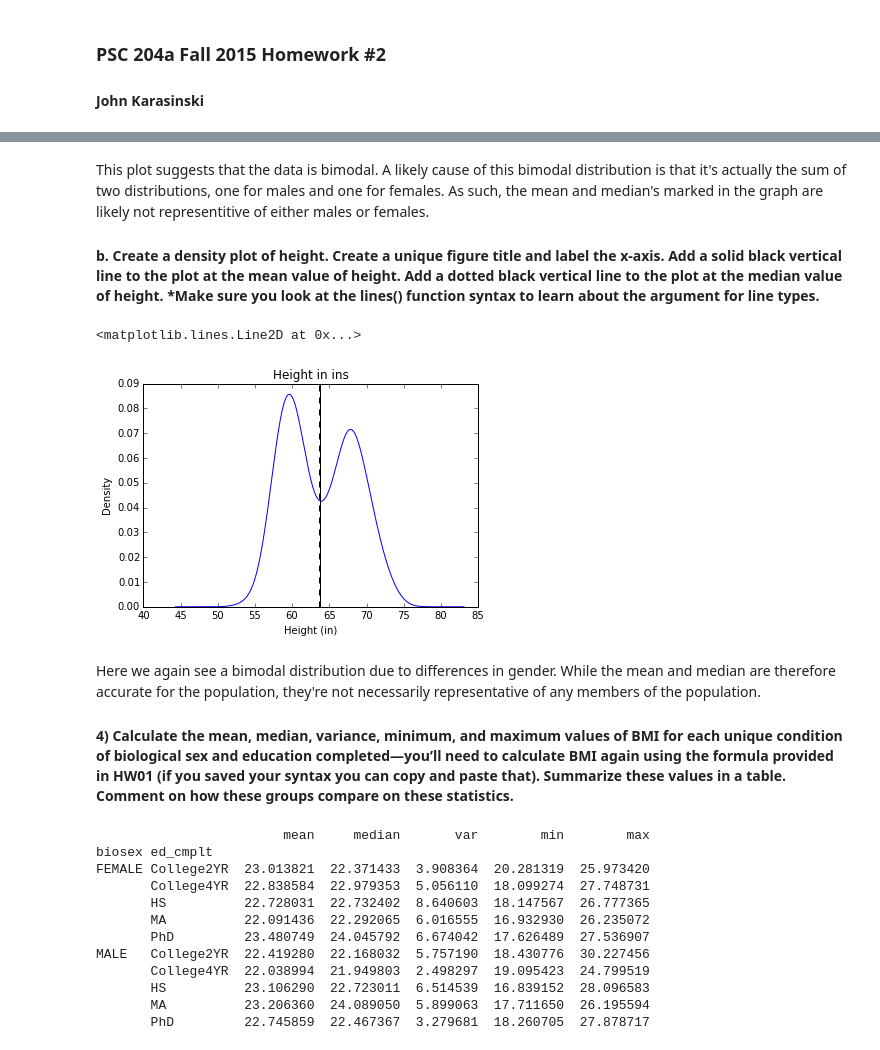
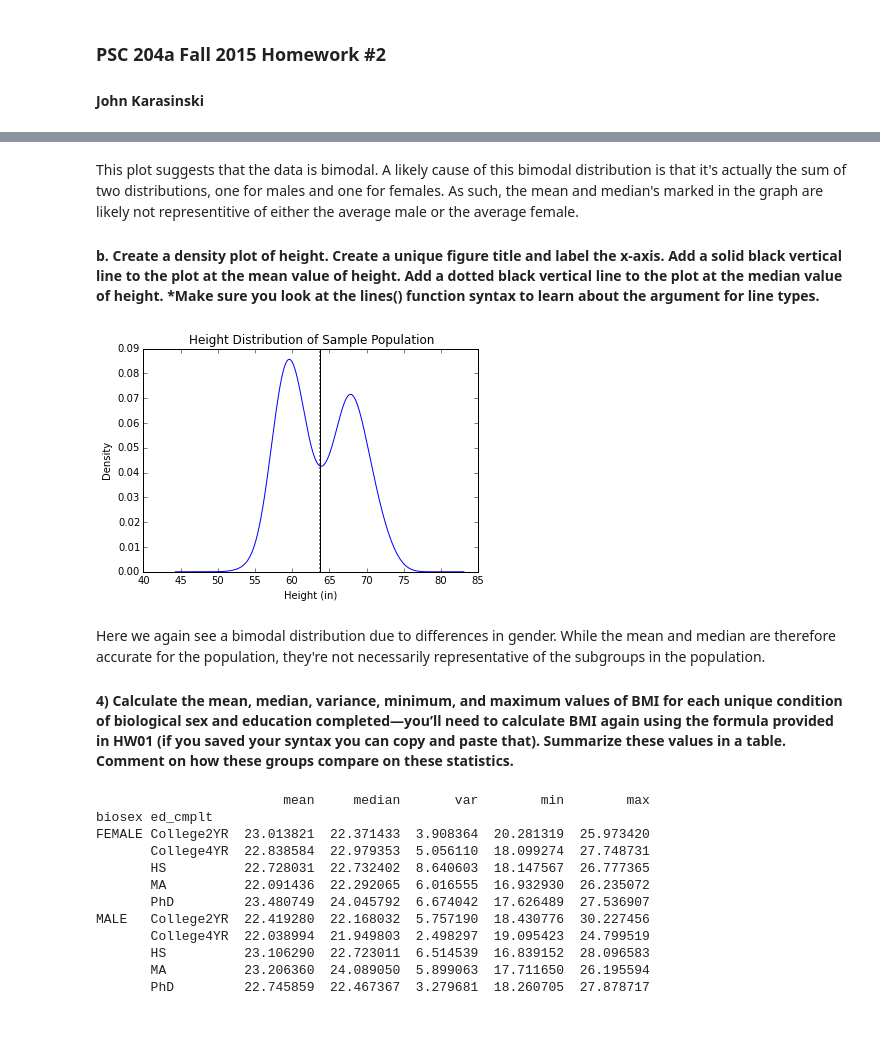
Before and after one commit to karasinski/PSC-204A, a Jupyter notebook: Homework 2/Homework2.ipynb, the cells around one changed output, grey strips where cells are left out. Cells and saved outputs as stored; diff of their text form; code cells hidden in the pictures.

```diff
--- a/Homework 2/Homework2.ipynb
+++ b/Homework 2/Homework2.ipynb
@@ -42,18 +46,21 @@ plt.axvline(df.weight_lbs.median(), color='black', linestyle='--')
 # %% [markdown]
-This plot suggests that the data is bimodal. A likely cause of this bimodal distribution is that it's actually the sum of two distributions, one for males and one for females. As such, the mean and median's marked in the graph are likely not representitive of either males or females.
+This plot suggests that the data is bimodal. A likely cause of this bimodal distribution is that it's actually the sum of two distributions, one for males and one for females. As such, the mean and median's marked in the graph are likely not representitive of either the average male or the average female.
 
 #### b. Create a density plot of height. Create a unique figure title and label the x-axis. Add a solid black vertical line to the plot at the mean value of height. Add a dotted black vertical line to the plot at the median value of height. *Make sure you look at the lines() function syntax to learn about the argument for line types.
 # %%
+# A density plot is created by passing in kind='kde', which stands for kernel density estimation
 df.plot(kind='kde', y='height_in', legend=False)
-plt.title('Height in ins')
+plt.title('Height Distribution of Sample Population')
 plt.xlabel('Height (in)')
+
+# The axvline function draws a vertical line on the current plot axis
 plt.axvline(df.height_in.mean(), color='black')
-plt.axvline(df.height_in.median(), color='black', linestyle='--')
+plt.axvline(df.height_in.median(), color='black', linestyle='dotted')
+plt.show()
 # %% [output]
-<matplotlib.lines.Line2D at 0x...>
-[figure, old version]
+[figure, new version]
 # %% [markdown]
-Here we again see a bimodal distribution due to differences in gender. While the mean and median are therefore accurate for the population, they're not necessarily representative of any members of the population.
+Here we again see a bimodal distribution due to differences in gender. While the mean and median are therefore accurate for the population, they're not necessarily representative of the subgroups in the population.
 
 #### 4) Calculate the mean, median, variance, minimum, and maximum values of BMI for each unique condition of biological sex and education completed—you’ll need to calculate BMI again using the formula provided in HW01 (if you saved your syntax you can copy and paste that). Summarize these values in a table. Comment on how these groups compare on these statistics.
 # %%
```
Also changed, not shown: parts of 12 cells of this notebook.
